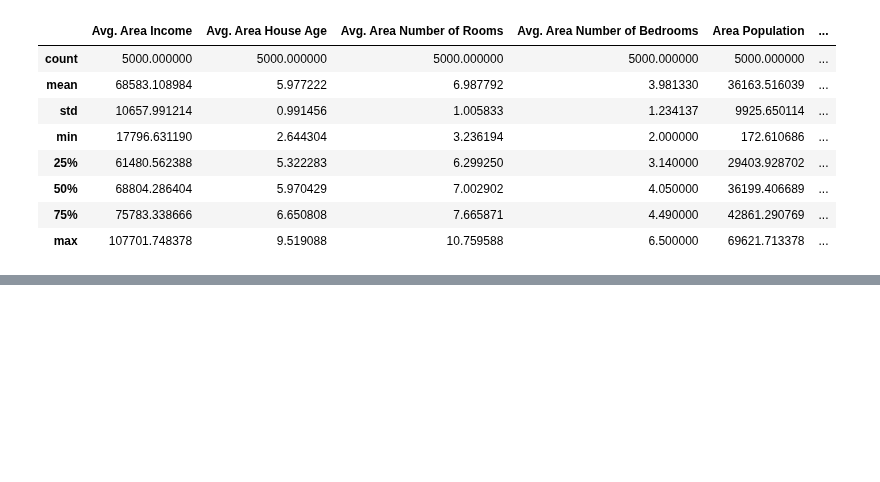
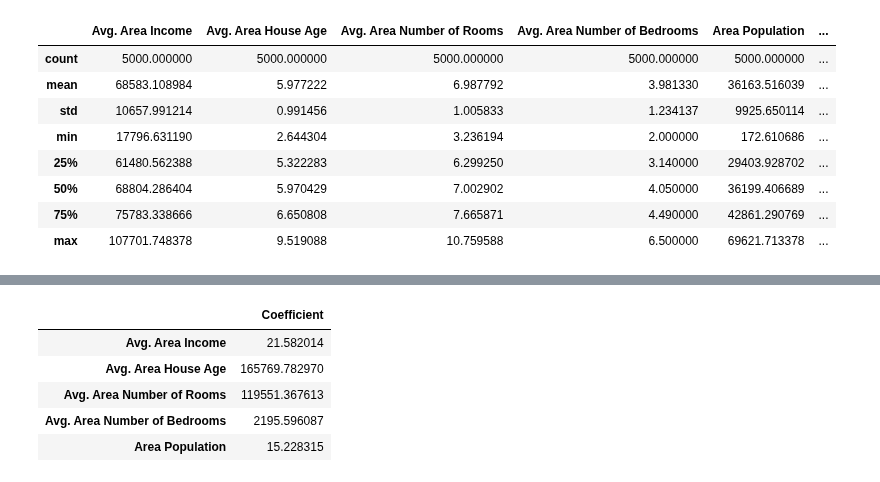
Before and after one commit to SirAbsolute0/Data_Science_I, a Jupyter notebook: Lab 4/Dinh+Phuong+1835957.ipynb, the cells around one changed output, grey strips where cells are left out. Saved outputs shown, nothing was run; the diff lists cells and outputs as text; code cells hidden in the pictures; blank space fills up the shorter version.

```diff
--- a/Lab 4/Dinh+Phuong+1835957.ipynb
+++ b/Lab 4/Dinh+Phuong+1835957.ipynb
@@ -106,0 +168,17 @@ plt.show()
+# %%
+#Finally, we can interpret our model coefficients by calling coef_ on our linear model (we can also use intercept_ for intercept)
+
+coeff_df = pd.DataFrame(lm.coef_, X.columns, columns = ['Coefficient']) #We put it in dataframe for better visual
+coeff_df
+
+#Explanation:
+# Holding all other features fixed, a 1 unit increase in Avg. Area Income is associated with an increase of $21.582 in Price
+# Holding all other features fixed, a 1 unit increase in Avg. Area House Age is associated iwth an increase of $165769.782970 in Price
+# etc
+# %% [output]
+|  | Coefficient |
+| Avg. Area Income | 21.582014 |
+| Avg. Area House Age | 165769.782970 |
+| Avg. Area Number of Rooms | 119551.367613 |
+| Avg. Area Number of Bedrooms | 2195.596087 |
+| Area Population | 15.228315 |
```
Also changed, not shown: parts of 16 cells of this notebook.
